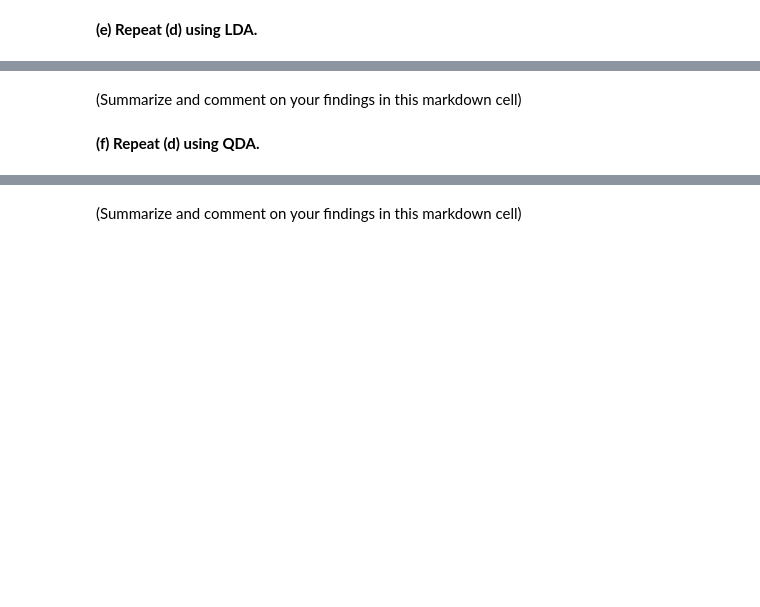
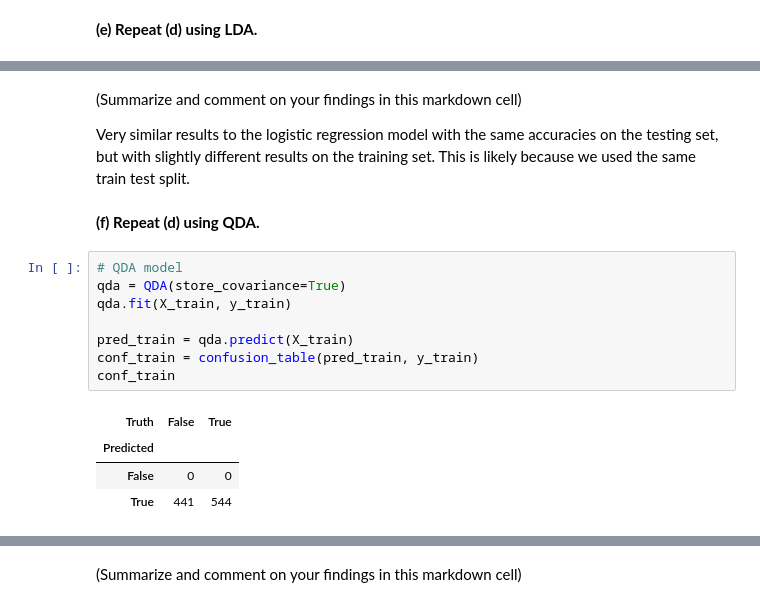
Before and after one commit to WillDBM/DATA-303, a Jupyter notebook: Lab/Armentrout_William_Lab5.ipynb, the cells around one changed output, grey strips where cells are left out. Drawn from its saved outputs; the diff is of its cells as text; blank space fills up the shorter version.

```diff
--- a/Lab/Armentrout_William_Lab5.ipynb
+++ b/Lab/Armentrout_William_Lab5.ipynb
@@ -141,4 +214,19 @@ AttributeError: 'DataFrame' object has no attribute 'precision'
 # %% [markdown]
 (Summarize and comment on your findings in this markdown cell)
+
+Very similar results to the logistic regression model with the same accuracies on the testing set, but with slightly different results on the training set. This is likely because we used the same train test split.
 # %% [markdown]
 **(f) Repeat (d) using QDA.**
+# %%
+# QDA model
+qda = QDA(store_covariance=True)
+qda.fit(X_train, y_train)
+
+pred_train = qda.predict(X_train)
+conf_train = confusion_table(pred_train, y_train)
+conf_train
+# %% [output]
+| Truth | False | True |
+| Predicted |  |  |
+| False | 0 | 0 |
+| True | 441 | 544 |
```
Also changed, not shown: parts of 11 cells of this notebook.
